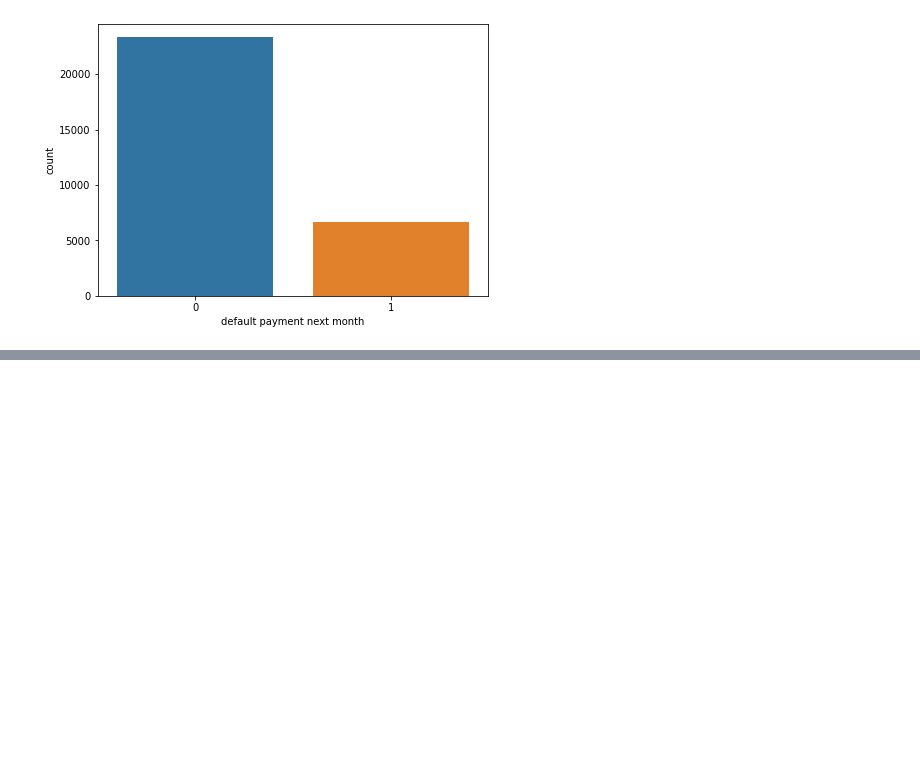
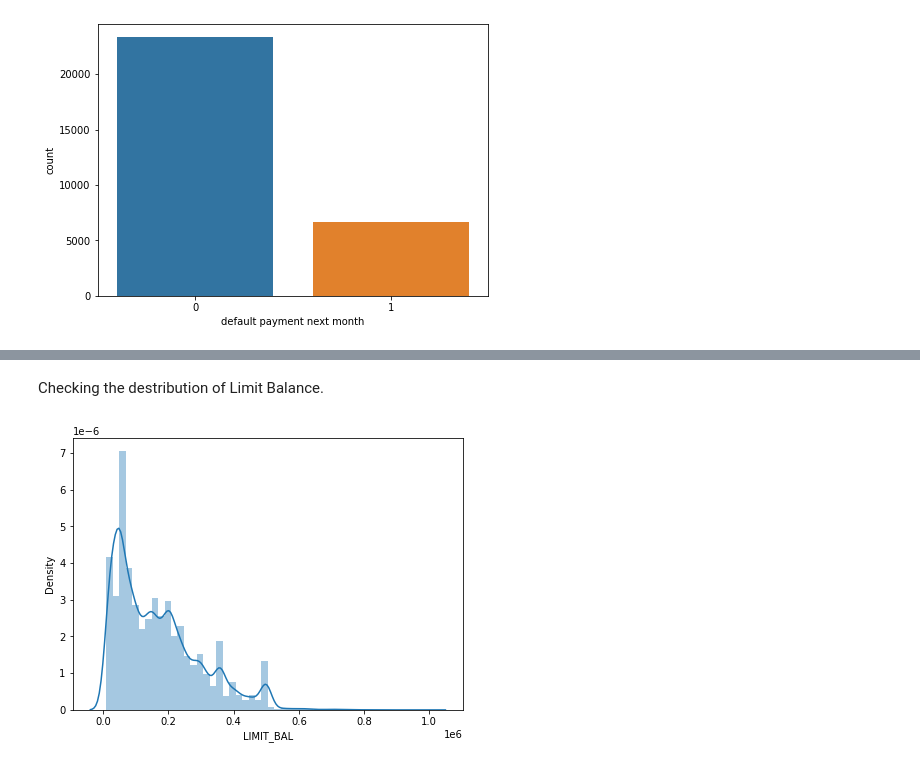
Before and after one commit to AmirKhan6219/Credit-Card-Default-Prediction, a Jupyter notebook: Credit_Card_Default_prediction.ipynb, the cells around one changed output, grey strips where cells are left out. Saved outputs shown, nothing was run; the diff lists cells and outputs as text; code cells hidden in the pictures; blank space fills up the shorter version.

```diff
--- a/Credit_Card_Default_prediction.ipynb
+++ b/Credit_Card_Default_prediction.ipynb
@@ -85,0 +105,8 @@ plt.show()
+# %% [markdown]
+Checking the destribution of Limit Balance.
+# %%
+plt.figure(figsize=(7,5))
+sns.distplot(data['LIMIT_BAL'], kde=True)
+plt.show()
+# %% [output]
+[figure, added]
```
Also changed, not shown: parts of 6 cells of this notebook.
